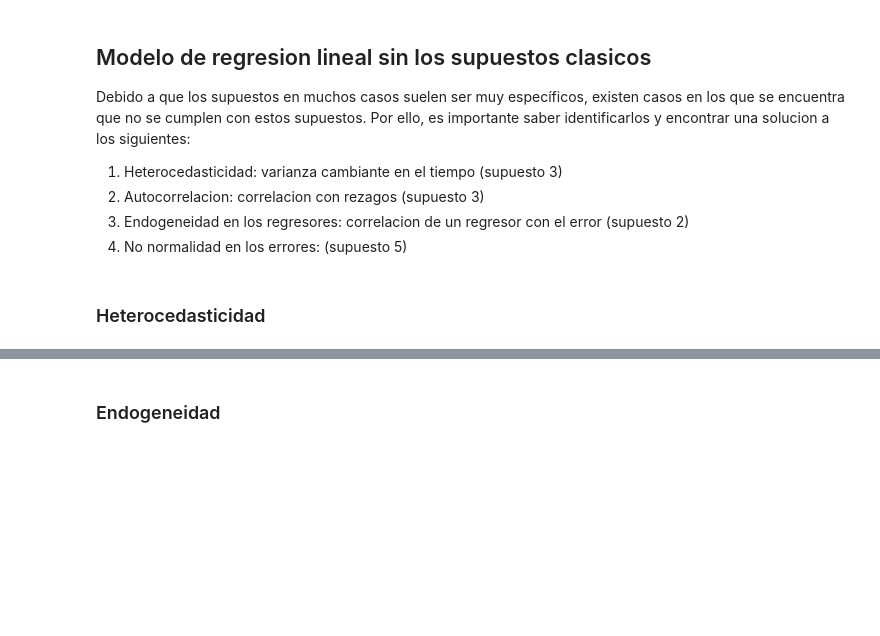
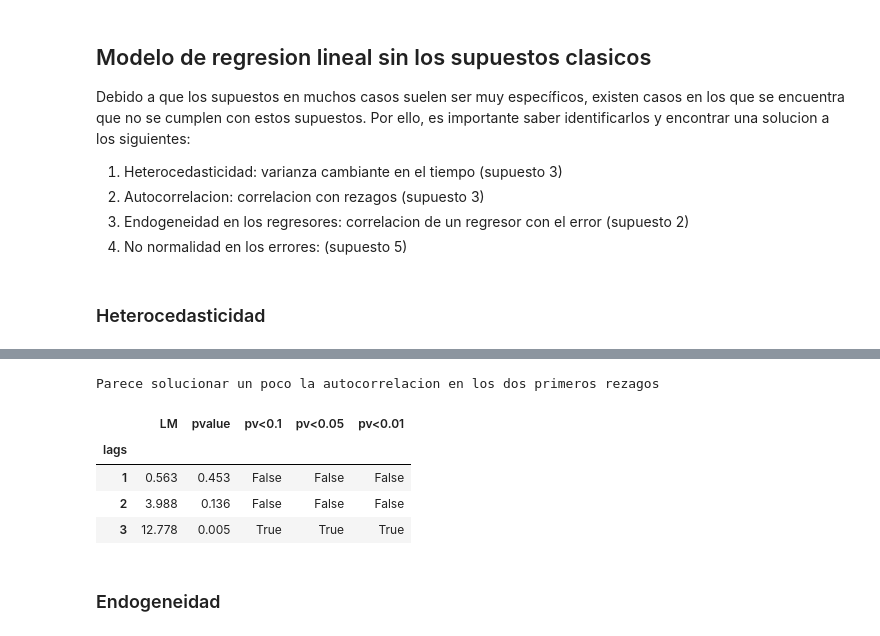
Before and after one commit to mauricioalvaradoo/cross_sectional, a Jupyter notebook: 3 NoAssumptions.ipynb, the cells around one changed output, grey strips where cells are left out. Drawn from its saved outputs; the diff is of its cells as text; code cells hidden in the pictures; blank space fills up the shorter version.

```diff
--- a/3 NoAssumptions.ipynb
+++ b/3 NoAssumptions.ipynb
@@ -16,0 +130,19 @@ import statsmodels.api as sm
+# %%
+X = dta.data[["realgdp"]]; y = dta.data["cpi"]
+X = np.log(X); y = np.log(y)
+
+X = X.diff(periods=4)*100
+y = y.diff(periods=4)*100
+
+X["cpi(-1)"] = y.shift(1) # Añadiendo un rezago
+X = X.dropna(); y = y.dropna()
+
+# Añadir constante
+X = sm.add_constant(X)
+
+y = y[1:]
+# %%
+model = sm.OLS(y, X)
+results = model.fit()
+
+print(results.summary())
@@ -17,3 +167,13 @@ import statsmodels.api as sm
+# %%
+print("Parece solucionar un poco la autocorrelacion en los dos primeros rezagos")
+test_breusch_godfrey(results, maxlags=3)
+# %% [output]
+Parece solucionar un poco la autocorrelacion en los dos primeros rezagos
+|  | LM | pvalue | pv<0.1 | pv<0.05 | pv<0.01 |
+| lags |  |  |  |  |  |
+| 1 | 0.563 | 0.453 | False | False | False |
+| 2 | 3.988 | 0.136 | False | False | False |
+| 3 | 12.778 | 0.005 | True | True | True |
 # %% [markdown]
 ### Endogeneidad
 # %% [markdown]
```
Also changed, not shown: parts of 12 cells of this notebook, 11 other files.
